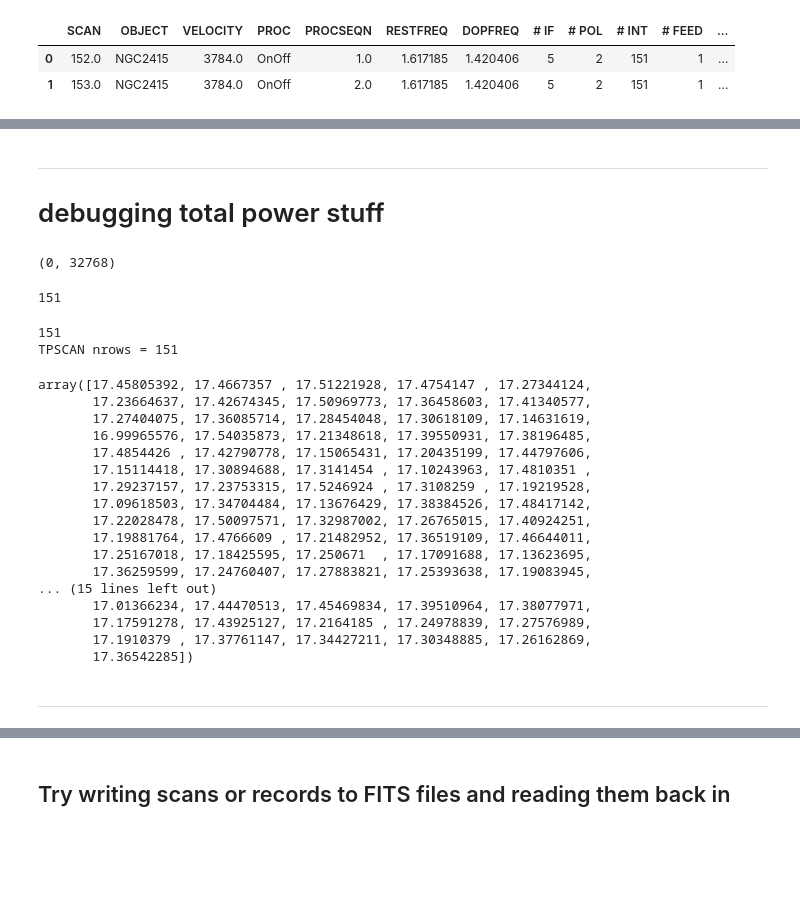
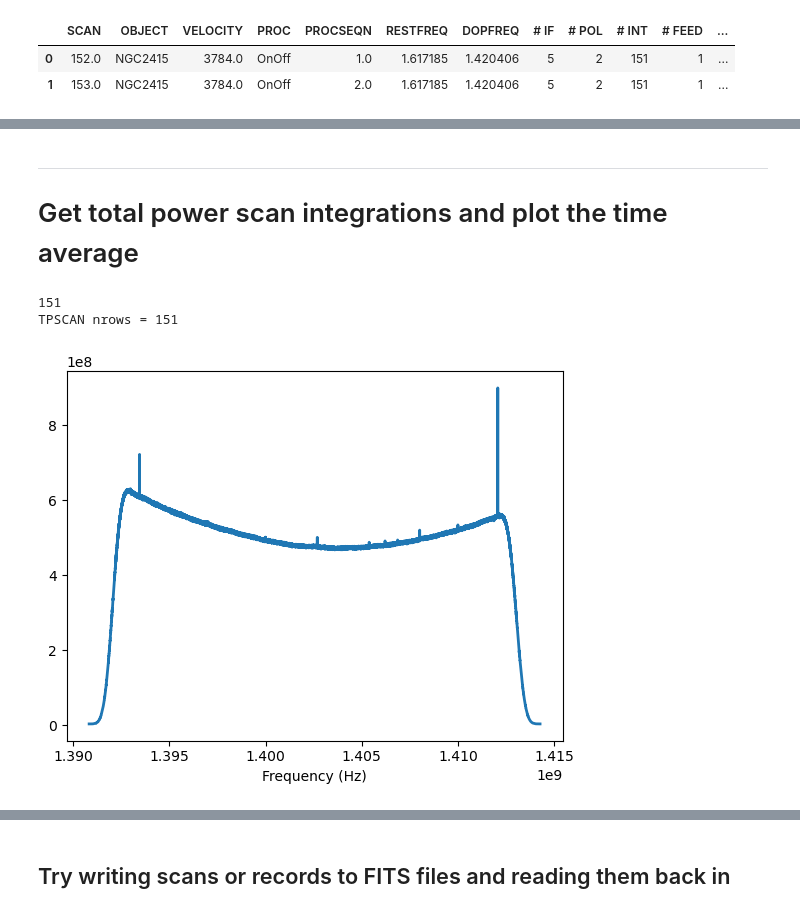
Before and after one commit to GreenBankObservatory/dysh, a Jupyter notebook: notebooks/test_sdfits.ipynb, the cells around one changed output, grey strips where cells are left out. Drawn from its saved outputs; the diff is of its cells as text; code cells hidden in the pictures; blank space fills up the shorter version.

```diff
--- a/notebooks/test_sdfits.ipynb
+++ b/notebooks/test_sdfits.ipynb
@@ -50,10 +66,3 @@ p.summary()
 # %% [markdown]
 -----------------------------
-# debugging total power stuff
+# Get total power scan integrations and plot the time average
-# %%
-scanlist = [6]
-df = p._ptable[0]
-tpscan = p.rawspectra(0)[list(df[(df["SCAN"].isin(scanlist)) & (df['CAL']=='F') & (df['SIG']=='T')].index)]
-np.shape(tpscan)
-# %% [output]
-(0, 32768)
@@ -114,30 +69,7 @@ if False:
-# %%
-d=p.calonoff_rows(scans=152,bintable=0,ifnum=0,plnum=0)
-len(d['ON'])
-# %% [output]
-151
 # %%
 tps = p.gettp(scan=152,sig=True,cal=False,bintable=0,ifnum=0,plnum=0)
-tps.tsys
+tps.timeaverage().plot()
 # %% [output]
 151
 TPSCAN nrows = 151
-array([17.45805392, 17.4667357 , 17.51221928, 17.4754147 , 17.27344124,
-       17.23664637, 17.42674345, 17.50969773, 17.36458603, 17.41340577,
-       17.27404075, 17.36085714, 17.28454048, 17.30618109, 17.14631619,
-       16.99965576, 17.54035873, 17.21348618, 17.39550931, 17.38196485,
-       17.4854426 , 17.42790778, 17.15065431, 17.20435199, 17.44797606,
-       17.15114418, 17.30894688, 17.3141454 , 17.10243963, 17.4810351 ,
-       17.29237157, 17.23753315, 17.5246924 , 17.3108259 , 17.19219528,
-       17.09618503, 17.34704484, 17.13676429, 17.38384526, 17.48417142,
-       17.22028478, 17.50097571, 17.32987002, 17.26765015, 17.40924251,
-       17.19881764, 17.4766609 , 17.21482952, 17.36519109, 17.46644011,
-       17.25167018, 17.18425595, 17.250671  , 17.17091688, 17.13623695,
-       17.36259599, 17.24760407, 17.27883821, 17.25393638, 17.19083945,
-... (15 lines left out)
-       17.01366234, 17.44470513, 17.45469834, 17.39510964, 17.38077971,
-       17.17591278, 17.43925127, 17.2164185 , 17.24978839, 17.27576989,
-       17.1910379 , 17.37761147, 17.34427211, 17.30348885, 17.26162869,
-       17.36542285])
+[figure, added]
-# %% [markdown]
------------------------------
```
Also changed, not shown: parts of 22 cells of this notebook, 2 other files.
